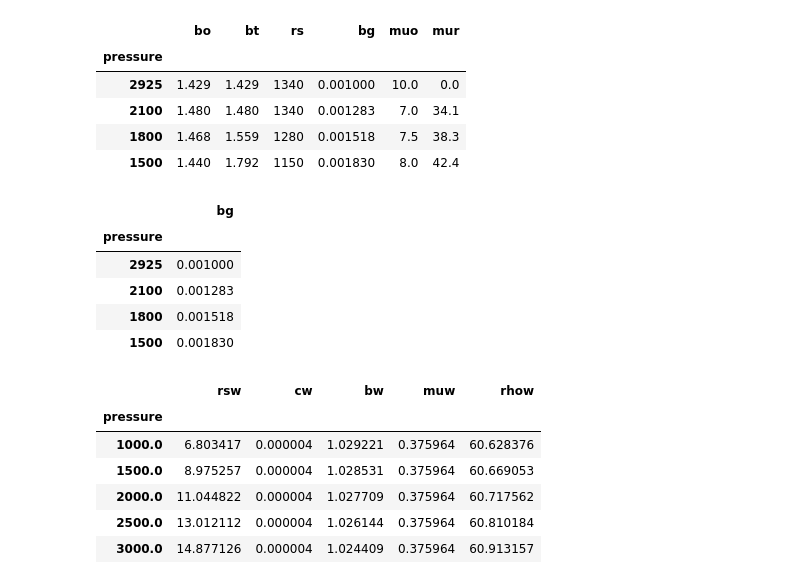
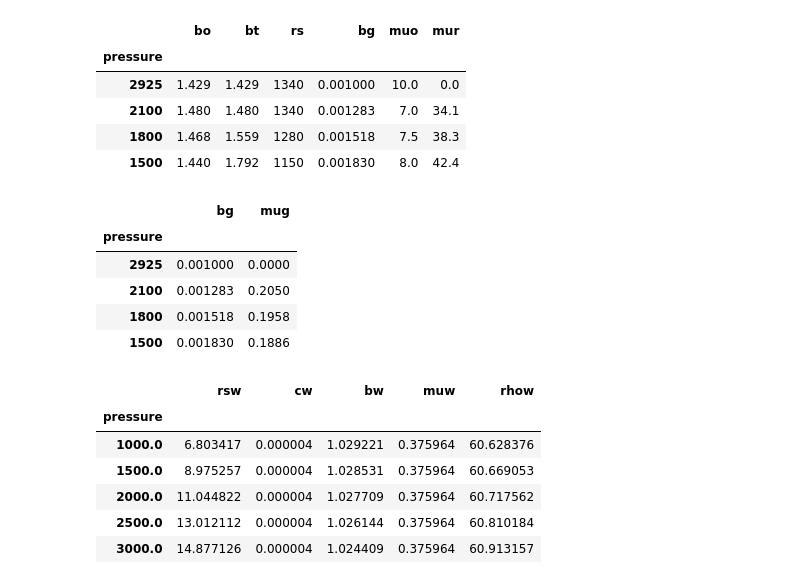
Before and after one commit to scuervo91/reservoirpy, a Jupyter notebook: examples/material_balance/1-basics_mbe.ipynb, the cells around one changed output. Drawn from its saved outputs; the diff is of its cells as text; code cells hidden in the pictures.

```diff
--- a/examples/material_balance/1-basics_mbe.ipynb
+++ b/examples/material_balance/1-basics_mbe.ipynb
@@ -75,26 +100,27 @@ o.pvt
 # %%
 # GasPVT
 gas_pvt = bl.pvt({
     'pressure': [2925,2100,1800,1500],
     'bg':[0.001,0.001283,0.001518,0.00183],
+    'mug':[0,0.205,0.1958,0.1886]
 })
 
 formation = 'fm1'
 
 temp = 175
 g = bl.gas(
     formation=formation,
     pvt = gas_pvt,
     temp=temp
 )
 g.pvt
 # %% [output]
-|  | bg |
-| pressure |  |
-| 2925 | 0.001000 |
-| 2100 | 0.001283 |
-| 1800 | 0.001518 |
-| 1500 | 0.001830 |
+|  | bg | mug |
+| pressure |  |  |
+| 2925 | 0.001000 | 0.0000 |
+| 2100 | 0.001283 | 0.2050 |
+| 1800 | 0.001518 | 0.1958 |
+| 1500 | 0.001830 | 0.1886 |
 # %%
 # Water
 
```
Also changed, not shown: parts of 13 cells of this notebook, 2 other files.
